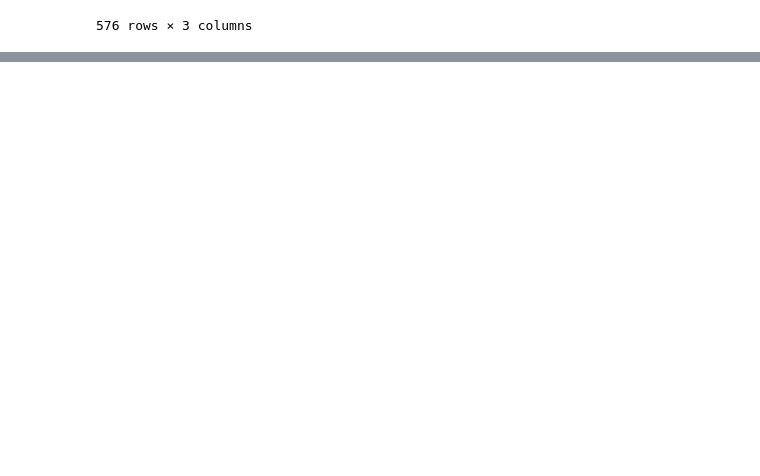
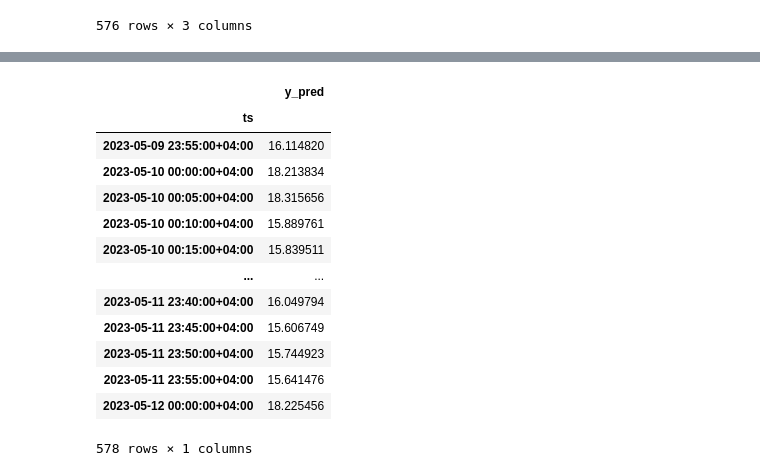
Before and after one commit to quajada/HubgradeDataCleaning, a Jupyter notebook: christine/ChristineMainTest.ipynb, the cells around one changed output, grey strips where cells are left out. Cells and saved outputs as stored; diff of their text form; code cells hidden in the pictures; blank space fills up the shorter version.

```diff
--- a/christine/ChristineMainTest.ipynb
+++ b/christine/ChristineMainTest.ipynb
@@ -489,0 +517,58 @@ ValueError: number sections must be larger than 0.
+# %%
+from sklearn.model_selection import train_test_split
+from sklearn.neighbors import KNeighborsRegressor
+import pandas as pd
+from datetime import datetime
+from data_extraction.dummy_data_extractor import extract_dummy_data
+from data_extraction.skyspark_data_extractor import extractData
+
+master_table = extract_dummy_data(r"C:\Users\ccarandang\OneDrive - Enova Facilities Management\Documents\GitHub\HubgradeDataCleaning\HubgradeDataCleaning\christine\dummy_data")
+
+length_of_missing_data = 0
+data_logging_interval = 0
+dqStart = "2023-05-09 23:55:00+04:00"
+date_format = '%Y-%m-%d %H:%M:%S%z'
+date_obj = datetime.strptime(dqStart, date_format)
+master_table = master_table.at[1,"his"]
+master_table = master_table.set_index(["ts"])
+df = master_table
+
+# Tag and filter rows with missing for checking purposes only
+df["status"] = df.isna().any(axis=1)
+df_predict = df[df["status"]==1]
+df_predict
+
+
+df_test = df[df.index >= dqStart]
+df_train = df[df.index <= dqStart]
+
+
+X = df.iloc[:,1:-1]
+y = df.iloc[:,0:1]
+
+X_train = X[X.index <= dqStart]
+X_test = X[X.index >= dqStart]
+y_train = y[y.index <= dqStart]
+y_test =  y[y.index >= dqStart]
+
+knn_regressor = KNeighborsRegressor(n_neighbors=3,weights="distance")
+knn_regressor.fit(X_train, y_train)
+pred = knn_regressor.predict(X_test)
+predictions = pd.DataFrame(data=pred, index=X_test.index, columns=['y_pred'])
+
+predictions
+# %% [output]
+|  | y_pred |
+| ts |  |
+| 2023-05-09 23:55:00+04:00 | 16.114820 |
+| 2023-05-10 00:00:00+04:00 | 18.213834 |
+| 2023-05-10 00:05:00+04:00 | 18.315656 |
+| 2023-05-10 00:10:00+04:00 | 15.889761 |
+| 2023-05-10 00:15:00+04:00 | 15.839511 |
+| ... | ... |
+| 2023-05-11 23:40:00+04:00 | 16.049794 |
+| 2023-05-11 23:45:00+04:00 | 15.606749 |
+| 2023-05-11 23:50:00+04:00 | 15.744923 |
+| 2023-05-11 23:55:00+04:00 | 15.641476 |
+| 2023-05-12 00:00:00+04:00 | 18.225456 |
+578 rows × 1 columns
```
Also changed, not shown: parts of 5 cells of this notebook.
